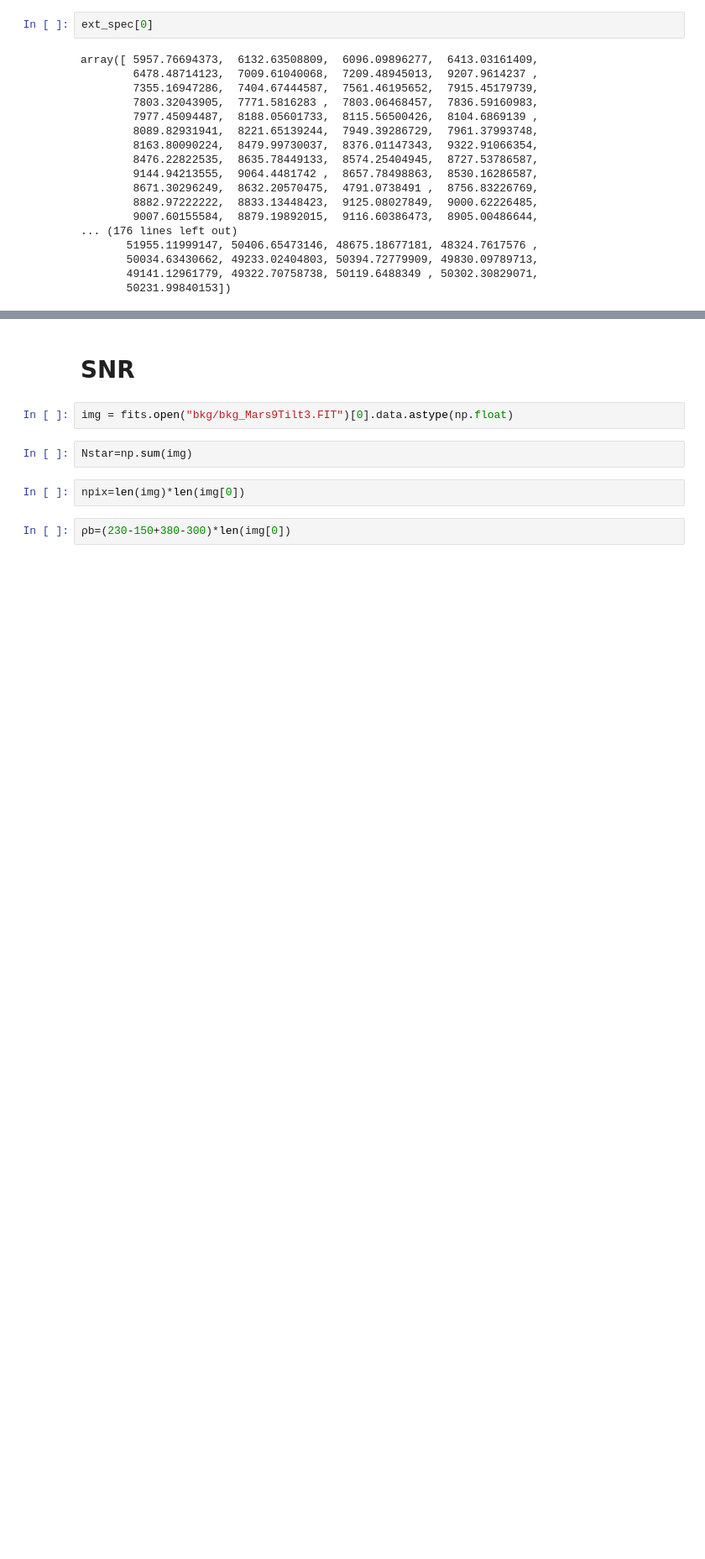
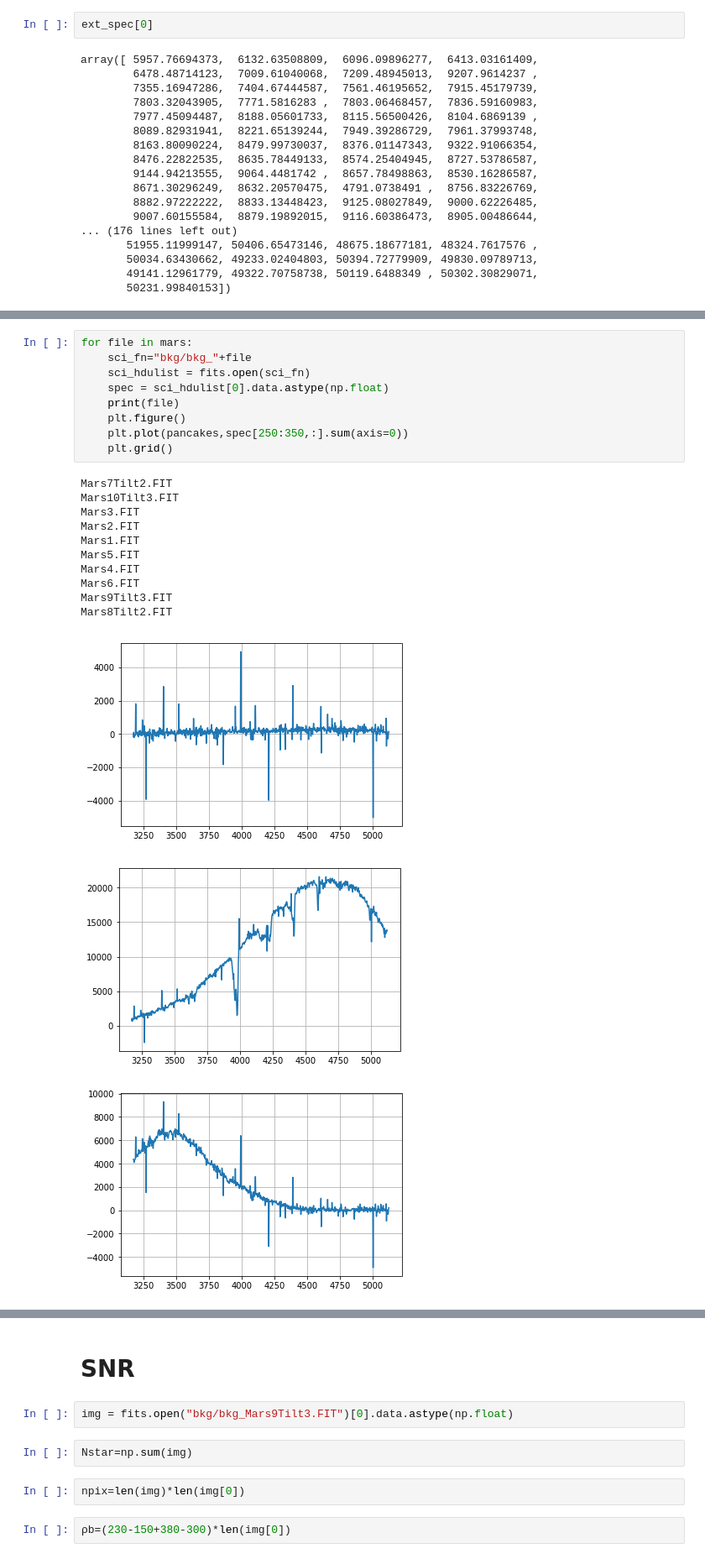
Before and after one commit to vegerot/Techniques, a Jupyter notebook: ObservingProject/Preprocessing.ipynb, the cells around one changed output, grey strips where cells are left out. Shown: that part at 84% size. Drawn from its saved outputs; the diff is of its cells as text; blank space fills up the shorter version.

```diff
--- a/ObservingProject/Preprocessing.ipynb
+++ b/ObservingProject/Preprocessing.ipynb
@@ -476,0 +453,23 @@ for i in range(0,510):
+# %%
+for file in mars:
+    sci_fn="bkg/bkg_"+file
+    sci_hdulist = fits.open(sci_fn)
+    spec = sci_hdulist[0].data.astype(np.float)
+    print(file)
+    plt.figure()
+    plt.plot(pancakes,spec[250:350,:].sum(axis=0))
+    plt.grid()
+# %% [output]
+Mars7Tilt2.FIT
+Mars10Tilt3.FIT
+Mars3.FIT
+Mars2.FIT
+Mars1.FIT
+Mars5.FIT
+Mars4.FIT
+Mars6.FIT
+Mars9Tilt3.FIT
+Mars8Tilt2.FIT
+[figure, added]
+[figure, added]
+[figure, added]
```
Also changed, not shown: parts of 21 cells of this notebook, 3 other files.
